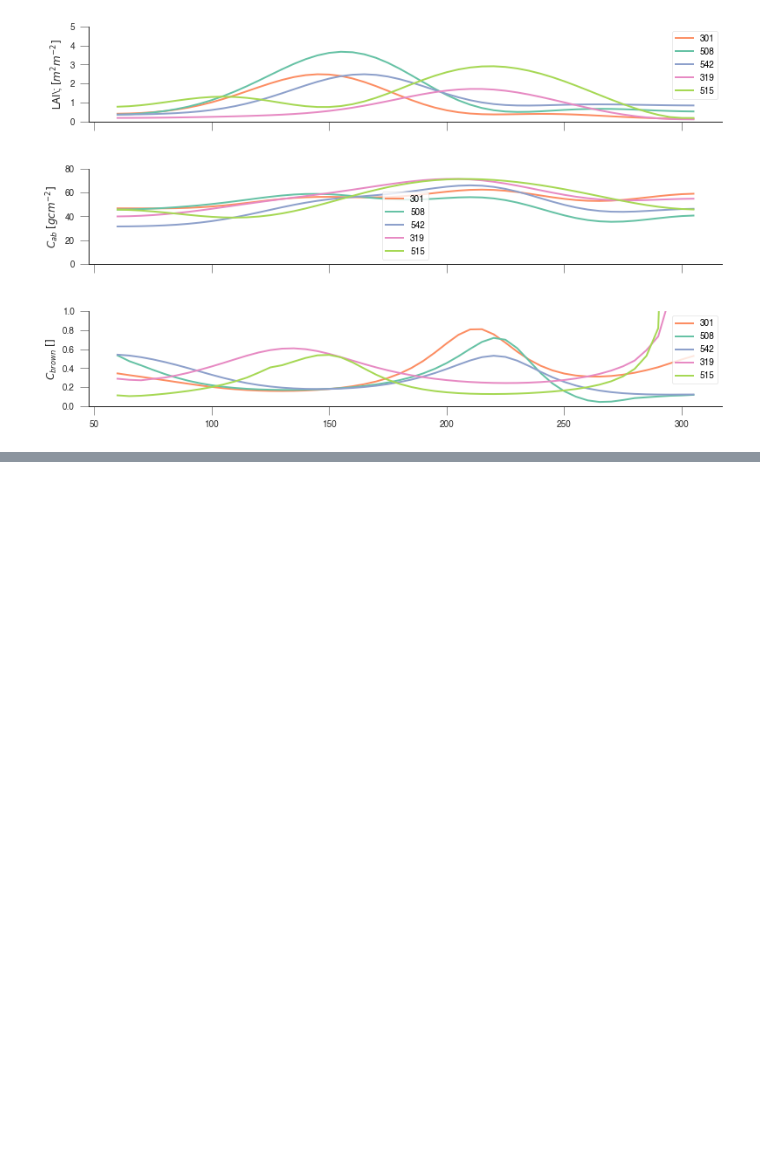
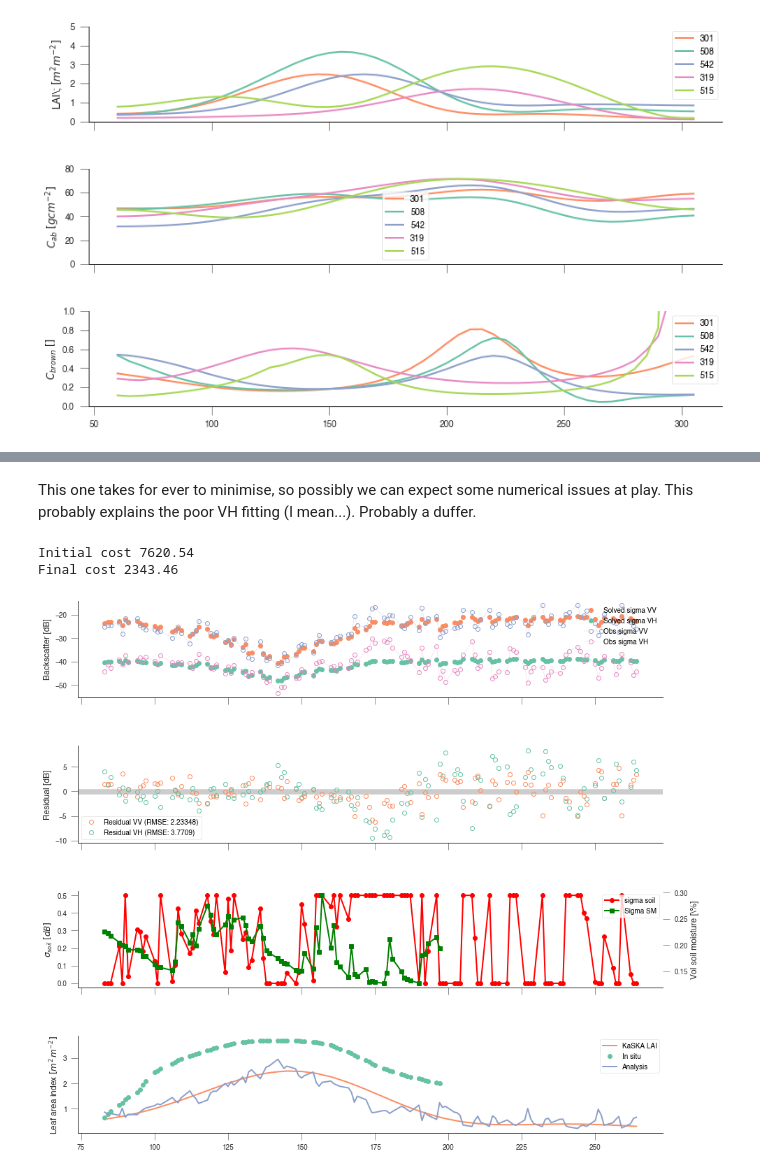
Before and after one commit to jgomezdans/sar_homework, a Jupyter notebook: LMU_all_fields.ipynb, the cells around one changed output, grey strips where cells are left out. Drawn from its saved outputs; the diff is of its cells as text; code cells hidden in the pictures; blank space fills up the shorter version.

```diff
--- a/LMU_all_fields.ipynb
+++ b/LMU_all_fields.ipynb
@@ -175,0 +285,22 @@ retval
+# %% [markdown]
+This one takes for ever to minimise, so possibly we can expect some numerical issues at play. This probably explains the poor VH fitting (I mean...). Probably a duffer.
+# %%
+field = "301"
+doy, passer, n_obs, svv, svh, theta, s2_lai, s2_cab, s2_cbrown = prepare_field_data(
+    field, df, df_s2)
+
+sm_mean = np.nanmean([df[f"SM_{field:s}"][passer] for field in fields], axis=0)
+sm_std = 20.*np.nanstd([df[f"SM_{field:s}"][passer]
+                        for field in fields], axis=0)
+sm_std[sm_std == 0] = 0.2
+
+prior_mean = np.concatenate([[0, ]*6, sm_mean, s2_lai])
+prior_sd = np.concatenate([[0, ]*6, sm_std, [0.1, ]*n_obs])
+gamma = 10
+retval = invert_field(svv, svh, theta, prior_mean, prior_sd, gamma, s2_lai)
+
+do_plots(field, retval, svv, svh, theta, doy, df, s2_lai)
+# %% [output]
+Initial cost 7620.54
+Final cost 2343.46
+[figure, added]
```
Also changed, not shown: parts of 21 cells of this notebook, 2 other files.
